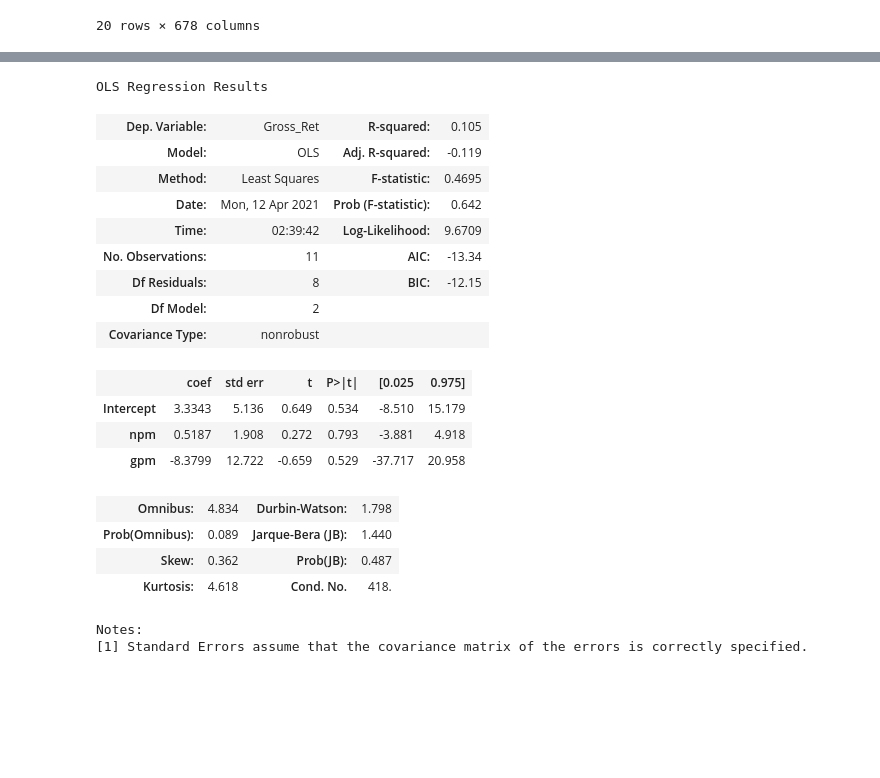
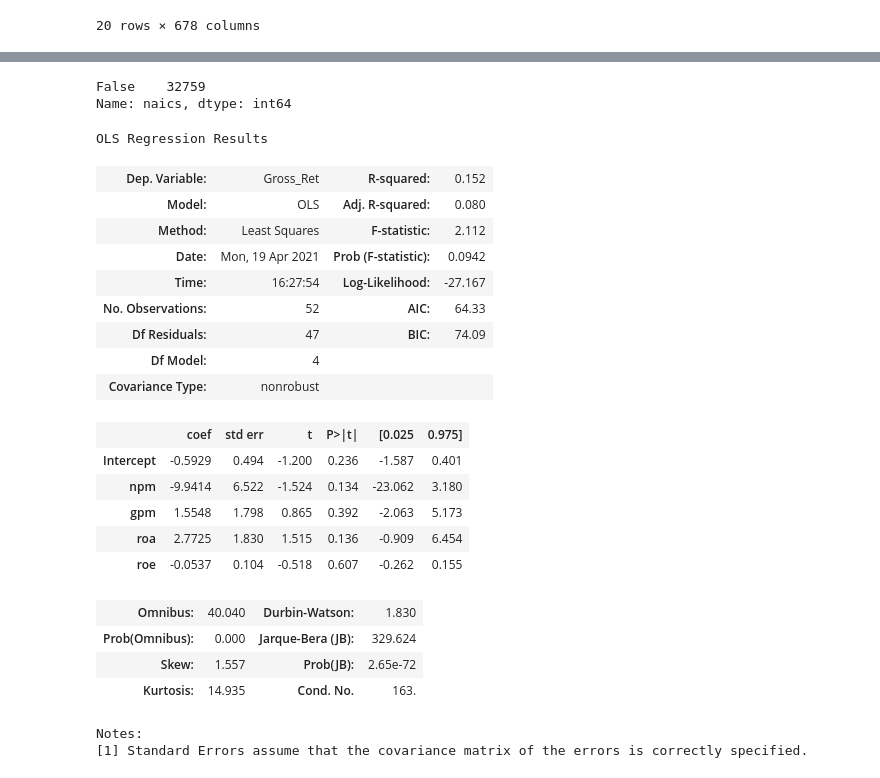
Before and after one commit to jordanweintraub914/GBUS-424-Project-, a Jupyter notebook: cleaned.ipynb, the cells around one changed output, grey strips where cells are left out. Drawn from its saved outputs; the diff is of its cells as text; code cells hidden in the pictures; blank space fills up the shorter version.

```diff
--- a/cleaned.ipynb
+++ b/cleaned.ipynb
@@ -325,3 +325,6 @@ metrics_adj
 | 45744 | 2019-12-31 | 2020-09-30 | 2020-11-30 | -3.583620 | -2.156463 | -63.144201 | NaN | -0.477488 | -0.744982 | NaN | ... |
 | 45745 | 2020-01-31 | 2020-10-31 | 2020-12-31 | -3.233971 | -183.921569 | -0.865403 | 0.573047 | -0.399060 | NaN | NaN | ... |
 45746 rows × 16 columns
+# %%
+metrics_adj['qdate']=metrics_adj['qdate'].astype(str) #convert to string so that we can merge with datadate
+metrics['qdate'].head()
@@ -398,0 +400,11 @@ TypeError: Cannot perform 'rand_' with a dtyped [object] array and scalar of typ
+# %%
+Food_bev_group = data_with_metrics[data_with_metrics['naics'] == 445110]
+Food_bev_group #WMK, IMKTA, SFM, SFS, IFMK, GO
+#Food_bev_group['TICKER'].nunique() #6 firms within this category
+
+#Grocery_group = data_with_metrics[data_with_metrics['sic'] == 5411]
+#Grocery_group['TICKER'].nunique() #6 firms within this category
+#Grocery_group #WMK, IMKTA, SFM, SFS, IFMK, GO
+
+
+#as you can see, using naics or sic work in this case
@@ -399,23 +430,33 @@ TypeError: Cannot perform 'rand_' with a dtyped [object] array and scalar of typ
+# %%
+data_with_metrics['sic']
+data_with_metrics['naics'] #north american industry classification code
+data_with_metrics['naics'].isnull().value_counts()
+# data_with_metrics['sic'].isnull().value_counts() #sic has 3 null values
+# %% [output]
+False    32759
+Name: naics, dtype: int64
 # %%
-sm_ols('Gross_Ret ~ npm + gpm', data=a).fit().summary()
+sm_ols('Gross_Ret ~ npm + gpm + roa + roe',data=Food_bev_group).fit().summary()
 # %% [output]
 OLS Regression Results
-| Dep. Variable: | Gross_Ret | R-squared: | 0.105 |
-| Model: | OLS | Adj. R-squared: | -0.119 |
-| Method: | Least Squares | F-statistic: | 0.4695 |
-| Date: | Mon, 12 Apr 2021 | Prob (F-statistic): | 0.642 |
-| Time: | 02:39:42 | Log-Likelihood: | 9.6709 |
-| No. Observations: | 11 | AIC: | -13.34 |
-| Df Residuals: | 8 | BIC: | -12.15 |
-| Df Model: | 2 |  |  |
+| Dep. Variable: | Gross_Ret | R-squared: | 0.152 |
+| Model: | OLS | Adj. R-squared: | 0.080 |
+| Method: | Least Squares | F-statistic: | 2.112 |
+| Date: | Mon, 19 Apr 2021 | Prob (F-statistic): | 0.0942 |
+| Time: | 16:27:54 | Log-Likelihood: | -27.167 |
+| No. Observations: | 52 | AIC: | 64.33 |
+| Df Residuals: | 47 | BIC: | 74.09 |
+| Df Model: | 4 |  |  |
 | Covariance Type: | nonrobust |  |  |
 |  | coef | std err | t | P>|t| | [0.025 | 0.975] |
-| Intercept | 3.3343 | 5.136 | 0.649 | 0.534 | -8.510 | 15.179 |
-| npm | 0.5187 | 1.908 | 0.272 | 0.793 | -3.881 | 4.918 |
-| gpm | -8.3799 | 12.722 | -0.659 | 0.529 | -37.717 | 20.958 |
+| Intercept | -0.5929 | 0.494 | -1.200 | 0.236 | -1.587 | 0.401 |
+| npm | -9.9414 | 6.522 | -1.524 | 0.134 | -23.062 | 3.180 |
+| gpm | 1.5548 | 1.798 | 0.865 | 0.392 | -2.063 | 5.173 |
+| roa | 2.7725 | 1.830 | 1.515 | 0.136 | -0.909 | 6.454 |
+| roe | -0.0537 | 0.104 | -0.518 | 0.607 | -0.262 | 0.155 |
-| Omnibus: | 4.834 | Durbin-Watson: | 1.798 |
-| Prob(Omnibus): | 0.089 | Jarque-Bera (JB): | 1.440 |
-| Skew: | 0.362 | Prob(JB): | 0.487 |
-| Kurtosis: | 4.618 | Cond. No. | 418. |
+| Omnibus: | 40.040 | Durbin-Watson: | 1.830 |
+| Prob(Omnibus): | 0.000 | Jarque-Bera (JB): | 329.624 |
+| Skew: | 1.557 | Prob(JB): | 2.65e-72 |
+| Kurtosis: | 14.935 | Cond. No. | 163. |
 Notes:
 [1] Standard Errors assume that the covariance matrix of the errors is correctly specified.
```
Also changed, not shown: parts of 20 cells of this notebook.
